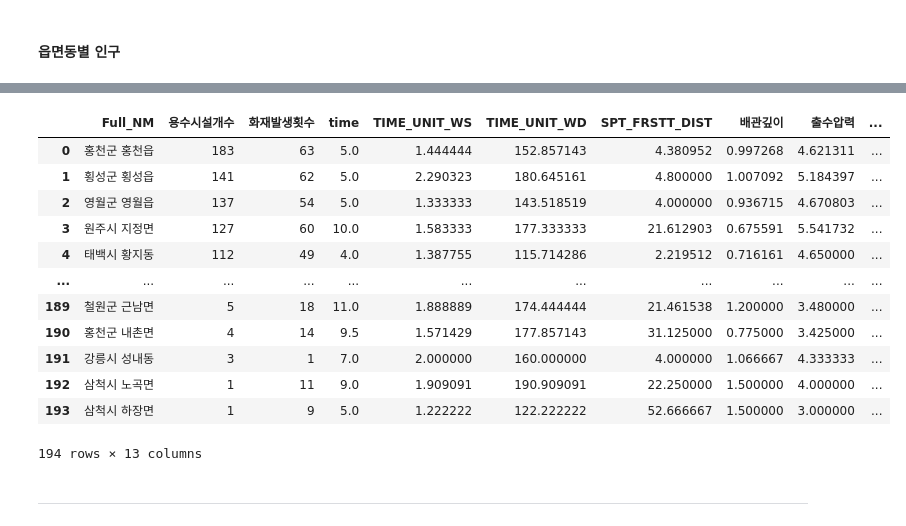
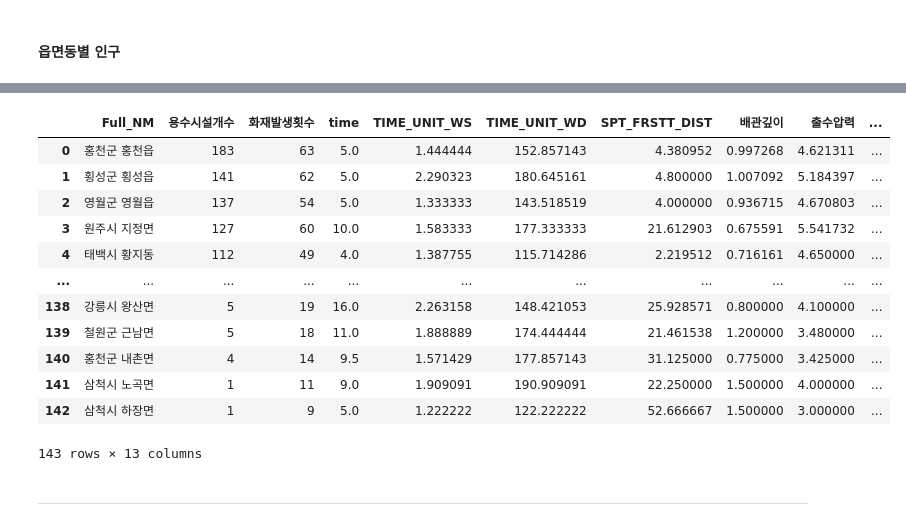
Before and after one commit to Myungbin/Senior, a Jupyter notebook: 비지니스인텔리전스/Project_비지니스인텔리전스/데이터전처리 - SGGEMD.ipynb, the cells around one changed output, grey strips where cells are left out. Saved outputs shown, nothing was run; the diff lists cells and outputs as text; code cells hidden in the pictures.

```diff
--- a/비지니스인텔리전스/Project_비지니스인텔리전스/데이터전처리 - SGGEMD.ipynb
+++ b/비지니스인텔리전스/Project_비지니스인텔리전스/데이터전처리 - SGGEMD.ipynb
@@ -522,5 +538,8 @@ del people['남자인구수 (명)']
 del people['여자인구수 (명)']
 # %%
 people.rename(columns={'행정구역(동읍면)별':'EMD_NM'}, inplace=True)
-people.head()
+people.rename(columns={'시군':'SGG_NM'}, inplace=True)
+
+people['Full_NM'] = people['SGG_NM'] + ' ' + people['EMD_NM']
+people
 # %% [output]
@@ -533,20 +562,20 @@ people.head()
 # %%
-dat = pd.merge(dat, people, on='EMD_NM')
+dat = pd.merge(dat, people, on='Full_NM')
 dat
 # %% [output]
 |  | Full_NM | 용수시설개수 | 화재발생횟수 | time | TIME_UNIT_WS | TIME_UNIT_WD | SPT_FRSTT_DIST | 배관깊이 | 출수압력 | ... |
 | 0 | 홍천군 홍천읍 | 183 | 63 | 5.0 | 1.444444 | 152.857143 | 4.380952 | 0.997268 | 4.621311 | ... |
 | 1 | 횡성군 횡성읍 | 141 | 62 | 5.0 | 2.290323 | 180.645161 | 4.800000 | 1.007092 | 5.184397 | ... |
 | 2 | 영월군 영월읍 | 137 | 54 | 5.0 | 1.333333 | 143.518519 | 4.000000 | 0.936715 | 4.670803 | ... |
 | 3 | 원주시 지정면 | 127 | 60 | 10.0 | 1.583333 | 177.333333 | 21.612903 | 0.675591 | 5.541732 | ... |
 | 4 | 태백시 황지동 | 112 | 49 | 4.0 | 1.387755 | 115.714286 | 2.219512 | 0.716161 | 4.650000 | ... |
 | ... | ... | ... | ... | ... | ... | ... | ... | ... | ... | ... |
-| 189 | 철원군 근남면 | 5 | 18 | 11.0 | 1.888889 | 174.444444 | 21.461538 | 1.200000 | 3.480000 | ... |
-| 190 | 홍천군 내촌면 | 4 | 14 | 9.5 | 1.571429 | 177.857143 | 31.125000 | 0.775000 | 3.425000 | ... |
-| 191 | 강릉시 성내동 | 3 | 1 | 7.0 | 2.000000 | 160.000000 | 4.000000 | 1.066667 | 4.333333 | ... |
-| 192 | 삼척시 노곡면 | 1 | 11 | 9.0 | 1.909091 | 190.909091 | 22.250000 | 1.500000 | 4.000000 | ... |
-| 193 | 삼척시 하장면 | 1 | 9 | 5.0 | 1.222222 | 122.222222 | 52.666667 | 1.500000 | 3.000000 | ... |
+| 138 | 강릉시 왕산면 | 5 | 19 | 16.0 | 2.263158 | 148.421053 | 25.928571 | 0.800000 | 4.100000 | ... |
+| 139 | 철원군 근남면 | 5 | 18 | 11.0 | 1.888889 | 174.444444 | 21.461538 | 1.200000 | 3.480000 | ... |
+| 140 | 홍천군 내촌면 | 4 | 14 | 9.5 | 1.571429 | 177.857143 | 31.125000 | 0.775000 | 3.425000 | ... |
+| 141 | 삼척시 노곡면 | 1 | 11 | 9.0 | 1.909091 | 190.909091 | 22.250000 | 1.500000 | 4.000000 | ... |
+| 142 | 삼척시 하장면 | 1 | 9 | 5.0 | 1.222222 | 122.222222 | 52.666667 | 1.500000 | 3.000000 | ... |
-194 rows × 13 columns
+143 rows × 13 columns
 # %%
 dat.to_csv('tidy_data.csv', encoding='cp949', index=False)
 # %% [markdown]
```
Also changed, not shown: parts of 24 cells of this notebook, 3 other files.
